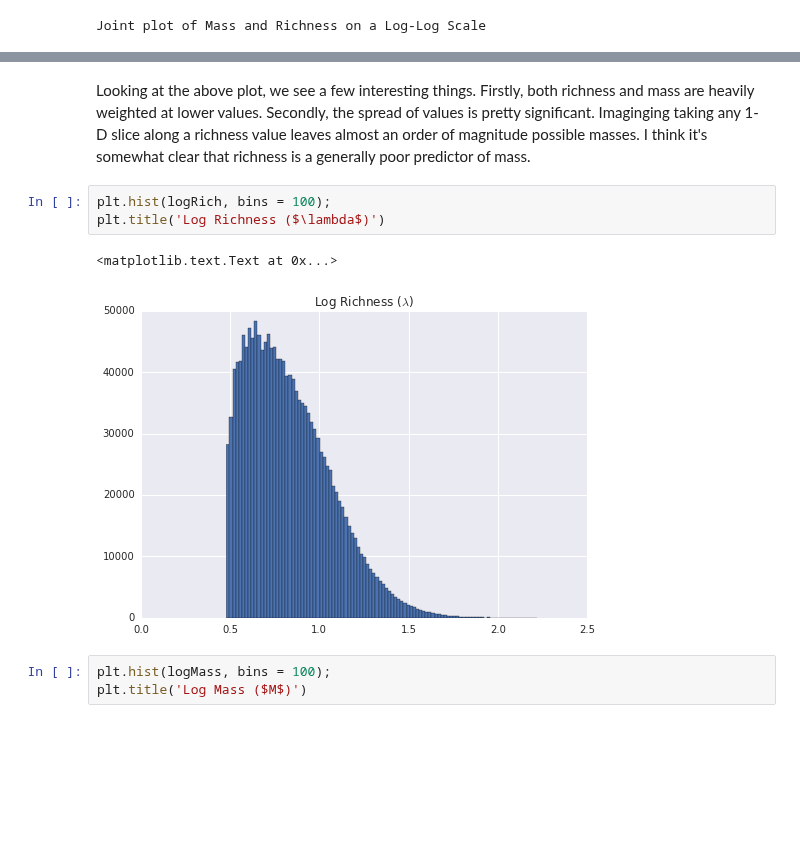
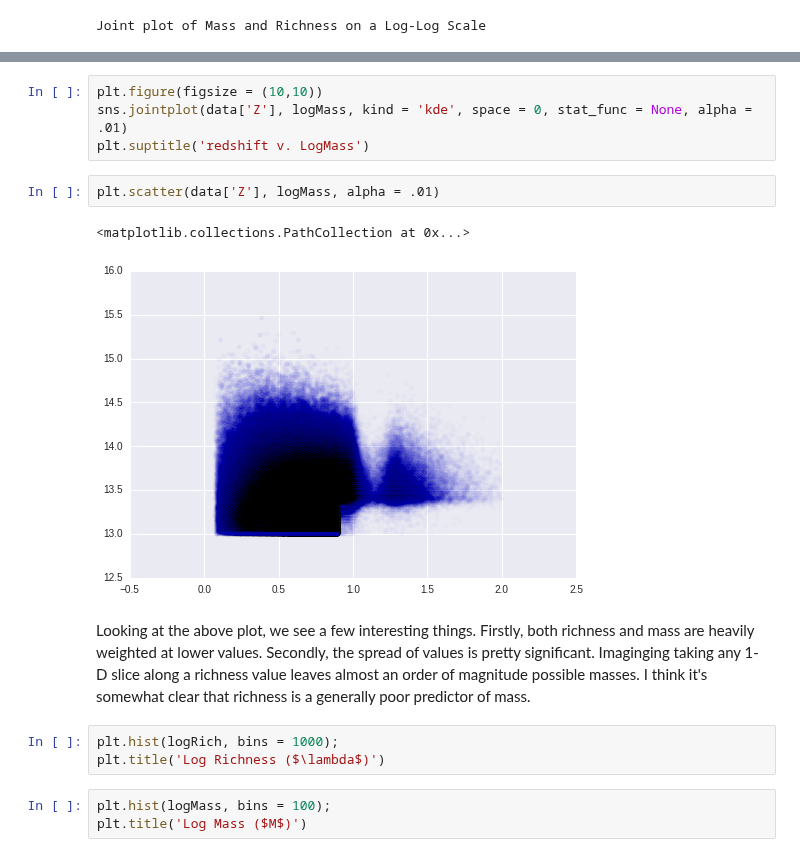
Before and after one commit to Ravirajadrangi/ClusterMassInference, a Jupyter notebook: Playing With Catalog V2.ipynb, the cells around one changed output, grey strips where cells are left out. Drawn from its saved outputs; the diff is of its cells as text; blank space fills up the shorter version.

```diff
--- a/Playing With Catalog V2.ipynb
+++ b/Playing With Catalog V2.ipynb
@@ -48,11 +59,17 @@ Joint plot of Mass and Richness on a Log-Log Scale
+# %%
+plt.figure(figsize = (10,10))
+sns.jointplot(data['Z'], logMass, kind = 'kde', space = 0, stat_func = None, alpha = .01)
+plt.suptitle('redshift v. LogMass')
+# %%
+plt.scatter(data['Z'], logMass, alpha = .01)
+# %% [output]
+<matplotlib.collections.PathCollection at 0x...>
+[figure, added]
 # %% [markdown]
 Looking at the above plot, we see a few interesting things. Firstly, both richness and mass are heavily weighted at lower values. Secondly, the spread of values is pretty significant. Imaginging taking any 1-D slice along a richness value leaves almost an order of magnitude possible masses. I think it's somewhat clear that richness is a generally poor predictor of mass.
 # %%
-plt.hist(logRich, bins = 100);
+plt.hist(logRich, bins = 1000);
 plt.title('Log Richness ($\lambda$)')
-# %% [output]
-<matplotlib.text.Text at 0x...>
-[figure, removed]
 # %%
 plt.hist(logMass, bins = 100);
 plt.title('Log Mass ($M$)')
```
Also changed, not shown: parts of 3 cells of this notebook.
